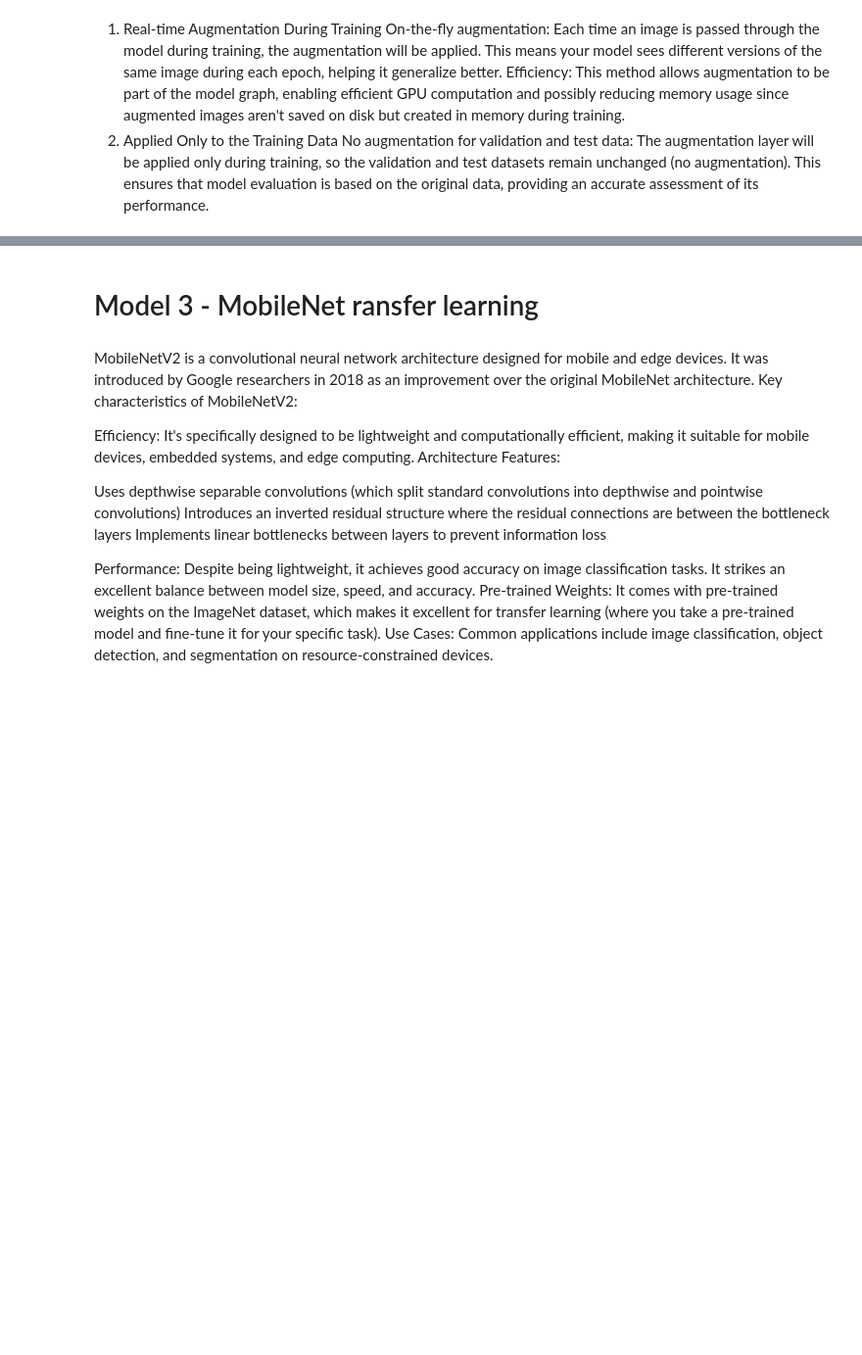
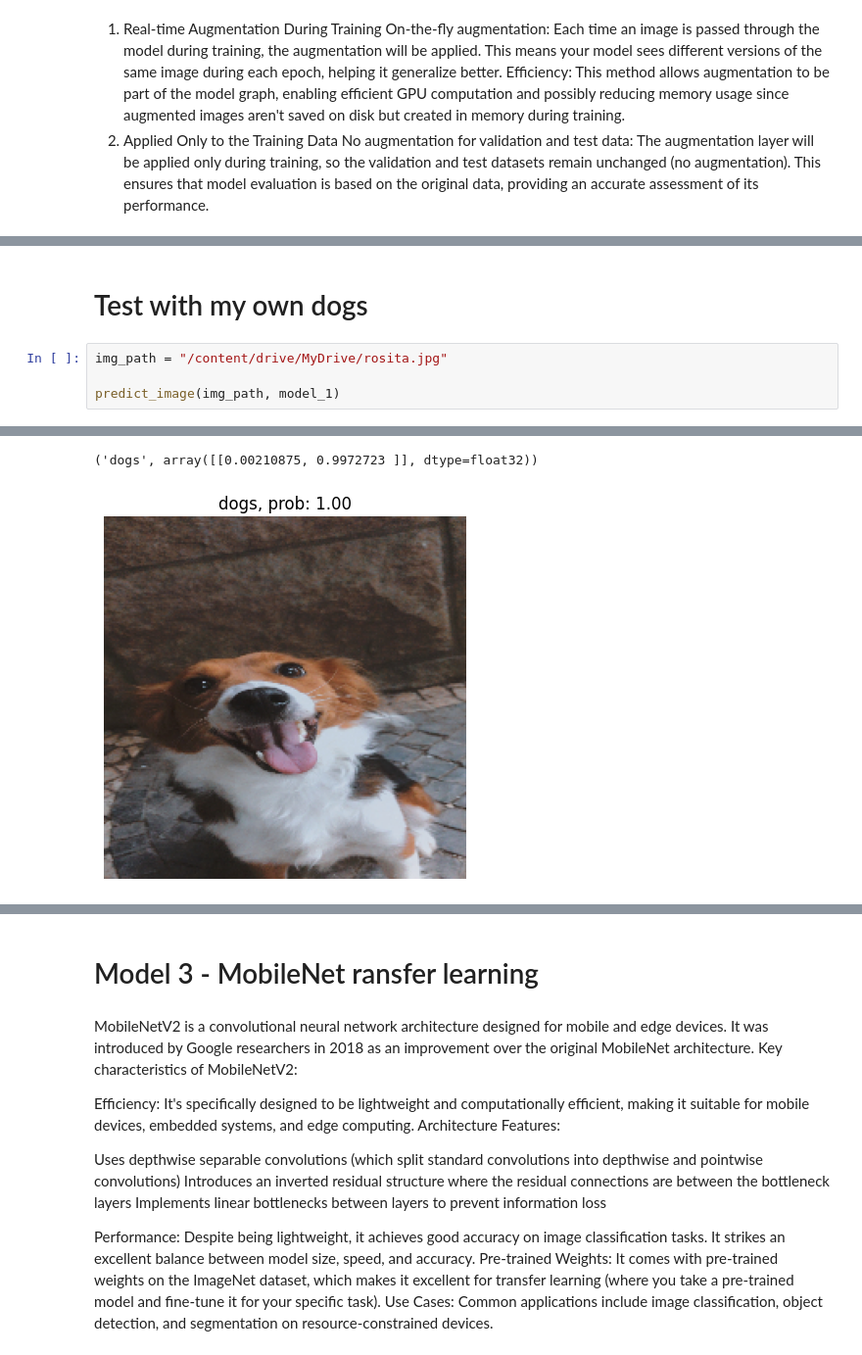
Before and after one commit to rodrigobivarazevedo/machine_learning, a Jupyter notebook: cnn_google_colab.ipynb, the cells around one changed output, grey strips where cells are left out. Shown at 98% size. Saved outputs shown, nothing was run; the diff lists cells and outputs as text; blank space fills up the shorter version.

```diff
--- a/cnn_google_colab.ipynb
+++ b/cnn_google_colab.ipynb
@@ -384,0 +544,7 @@ Downloading data from https://storage.googleapis.com/keras-applications/efficien
+# %% [markdown]
+# Test with my own dogs
+# %%
+img_path = "/content/drive/MyDrive/rosita.jpg"
+
+predict_image(img_path, model_1)
+# %% [output]
@@ -384,0 +553,2 @@ Downloading data from https://storage.googleapis.com/keras-applications/efficien
+('dogs', array([[0.00210875, 0.9972723 ]], dtype=float32))
+[figure, added]
```
Also changed, not shown: parts of 38 cells of this notebook.
